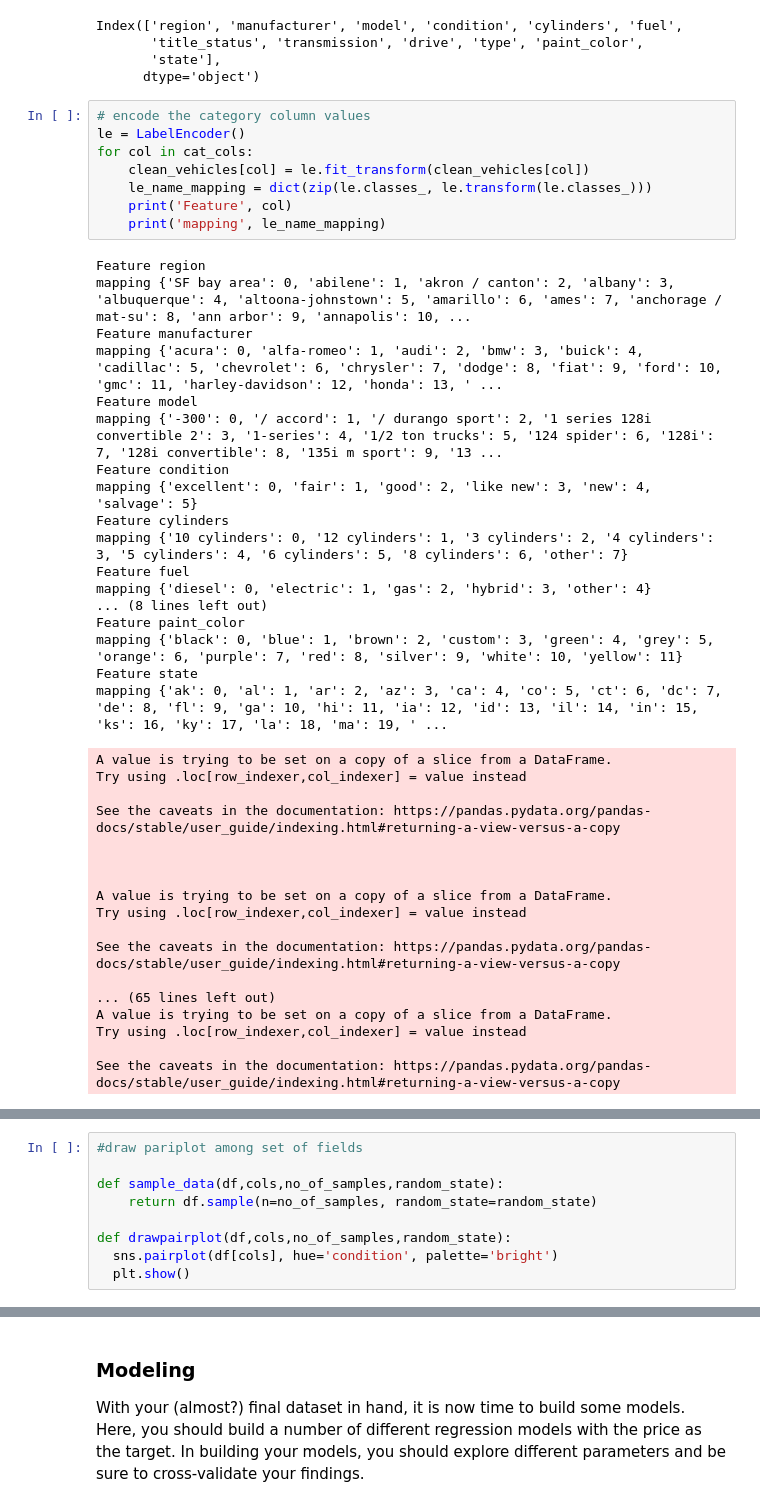
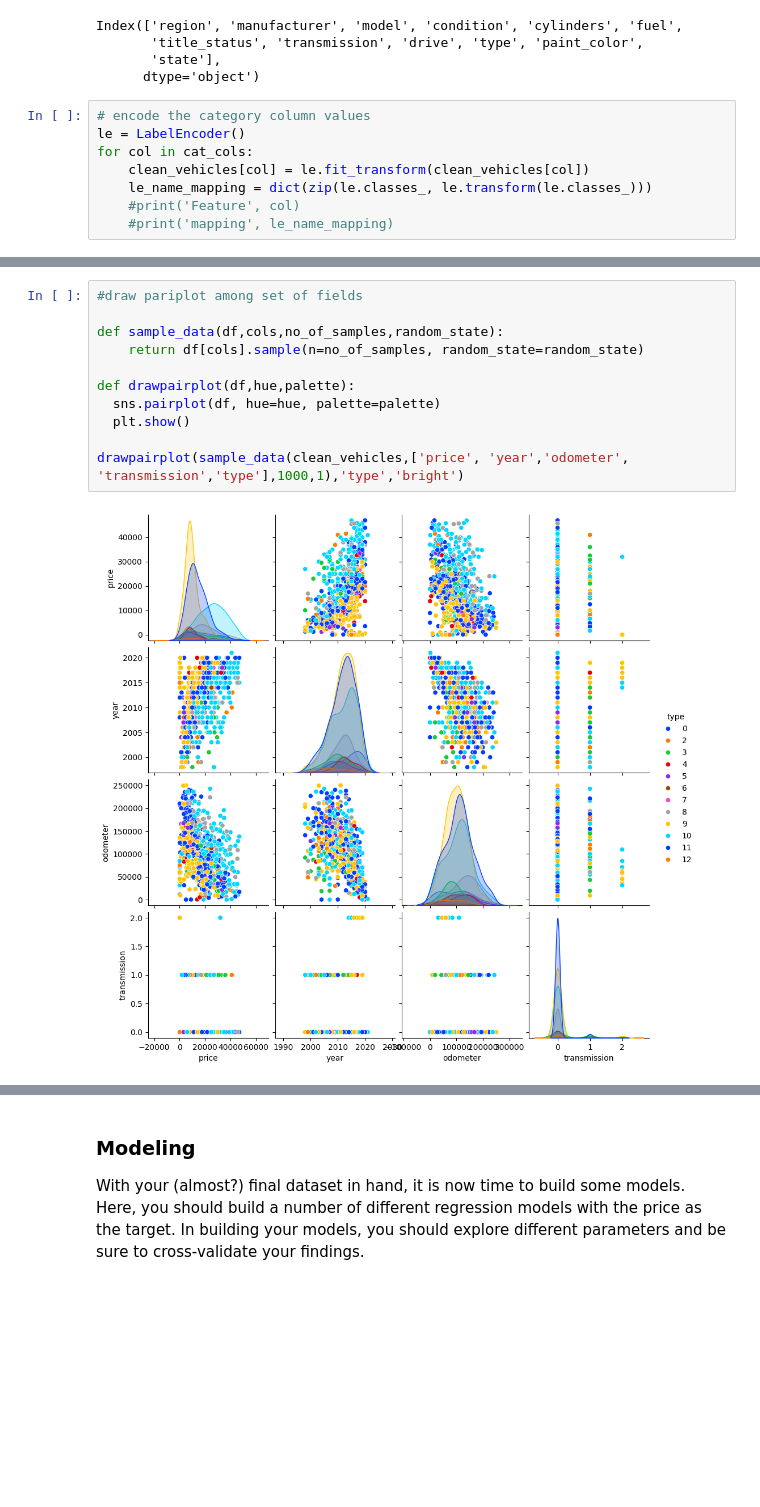
Before and after one commit to purnachand1186/car_price_analysis, a Jupyter notebook: prompt_II.ipynb, the cells around one changed output, grey strips where cells are left out. Drawn from its saved outputs; the diff is of its cells as text; blank space fills up the shorter version.

```diff
--- a/prompt_II.ipynb
+++ b/prompt_II.ipynb
@@ -369,43 +367,8 @@ le = LabelEncoder()
 for col in cat_cols:
     clean_vehicles[col] = le.fit_transform(clean_vehicles[col])
     le_name_mapping = dict(zip(le.classes_, le.transform(le.classes_)))
-    print('Feature', col)
-    print('mapping', le_name_mapping)
+    #print('Feature', col)
+    #print('mapping', le_name_mapping)
-# %% [output]
-Feature region
-mapping {'SF bay area': 0, 'abilene': 1, 'akron / canton': 2, 'albany': 3, 'albuquerque': 4, 'altoona-johnstown': 5, 'amarillo': 6, 'ames': 7, 'anchorage / mat-su': 8, 'ann arbor': 9, 'annapolis': 10, ...
-Feature manufacturer
-mapping {'acura': 0, 'alfa-romeo': 1, 'audi': 2, 'bmw': 3, 'buick': 4, 'cadillac': 5, 'chevrolet': 6, 'chrysler': 7, 'dodge': 8, 'fiat': 9, 'ford': 10, 'gmc': 11, 'harley-davidson': 12, 'honda': 13, ' ...
-Feature model
-mapping {'-300': 0, '/ accord': 1, '/ durango sport': 2, '1 series 128i convertible 2': 3, '1-series': 4, '1/2 ton trucks': 5, '124 spider': 6, '128i': 7, '128i convertible': 8, '135i m sport': 9, '13 ...
-Feature condition
-mapping {'excellent': 0, 'fair': 1, 'good': 2, 'like new': 3, 'new': 4, 'salvage': 5}
-Feature cylinders
-mapping {'10 cylinders': 0, '12 cylinders': 1, '3 cylinders': 2, '4 cylinders': 3, '5 cylinders': 4, '6 cylinders': 5, '8 cylinders': 6, 'other': 7}
-Feature fuel
-mapping {'diesel': 0, 'electric': 1, 'gas': 2, 'hybrid': 3, 'other': 4}
-... (8 lines left out)
-Feature paint_color
-mapping {'black': 0, 'blue': 1, 'brown': 2, 'custom': 3, 'green': 4, 'grey': 5, 'orange': 6, 'purple': 7, 'red': 8, 'silver': 9, 'white': 10, 'yellow': 11}
-Feature state
-mapping {'ak': 0, 'al': 1, 'ar': 2, 'az': 3, 'ca': 4, 'co': 5, 'ct': 6, 'dc': 7, 'de': 8, 'fl': 9, 'ga': 10, 'hi': 11, 'ia': 12, 'id': 13, 'il': 14, 'in': 15, 'ks': 16, 'ky': 17, 'la': 18, 'ma': 19, ' ...
-A value is trying to be set on a copy of a slice from a DataFrame.
-Try using .loc[row_indexer,col_indexer] = value instead
-
-See the caveats in the documentation: https://pandas.pydata.org/pandas-docs/stable/user_guide/indexing.html#returning-a-view-versus-a-copy
-
-
-
-A value is trying to be set on a copy of a slice from a DataFrame.
-Try using .loc[row_indexer,col_indexer] = value instead
-
-See the caveats in the documentation: https://pandas.pydata.org/pandas-docs/stable/user_guide/indexing.html#returning-a-view-versus-a-copy
-
-... (65 lines left out)
-A value is trying to be set on a copy of a slice from a DataFrame.
-Try using .loc[row_indexer,col_indexer] = value instead
-
-See the caveats in the documentation: https://pandas.pydata.org/pandas-docs/stable/user_guide/indexing.html#returning-a-view-versus-a-copy
 # %%
 clean_vehicles.head()
 # %% [output]
@@ -418,9 +381,13 @@ clean_vehicles.head()
 # %%
 #draw pariplot among set of fields
 
 def sample_data(df,cols,no_of_samples,random_state):
-    return df.sample(n=no_of_samples, random_state=random_state)
+    return df[cols].sample(n=no_of_samples, random_state=random_state)
 
-def drawpairplot(df,cols,no_of_samples,random_state):
-  sns.pairplot(df[cols], hue='condition', palette='bright')
+def drawpairplot(df,hue,palette):
+  sns.pairplot(df, hue=hue, palette=palette)
   plt.show()
+
+drawpairplot(sample_data(clean_vehicles,['price', 'year','odometer', 'transmission','type'],1000,1),'type','bright')
+# %% [output]
+[figure, added]
```
Also changed, not shown: parts of 7 cells of this notebook.
